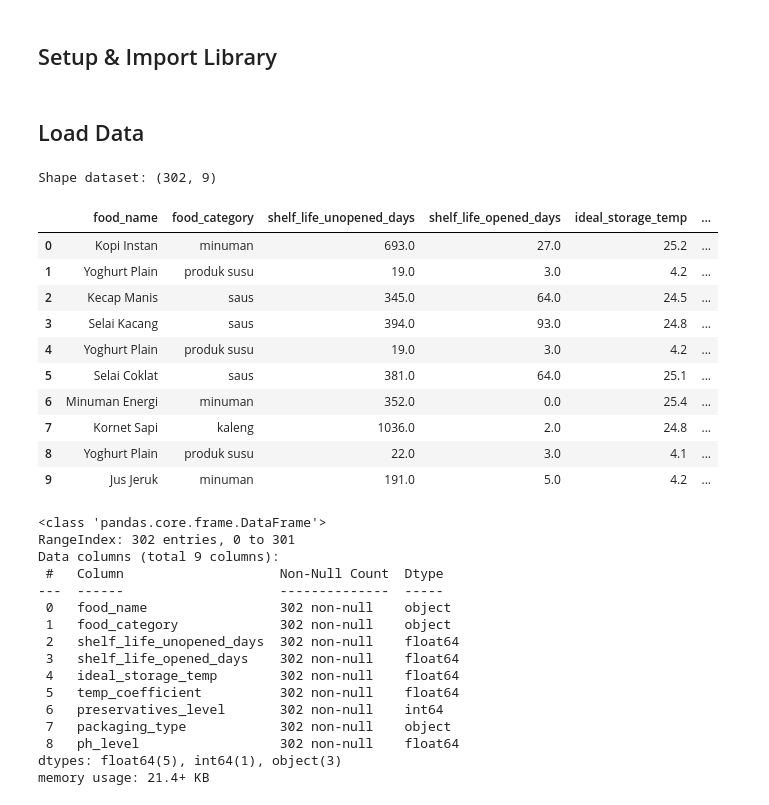
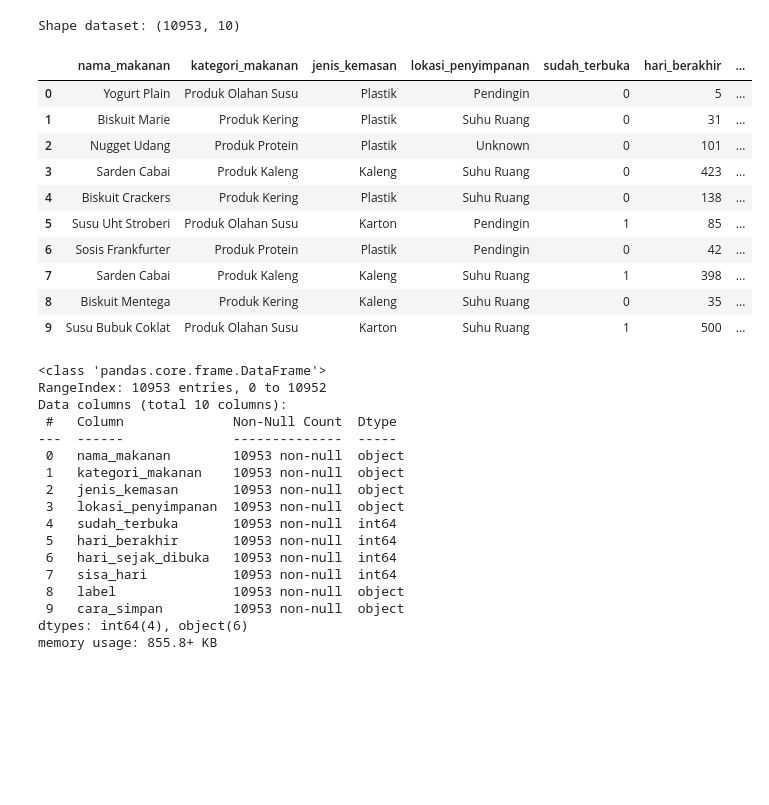
Before and after one commit to wastefy/wastefy-data-science, a Jupyter notebook: notebooks/eda/eda_dataset_makanan_kemasan.ipynb, the cells around one changed output. Saved outputs shown, nothing was run; the diff lists cells and outputs as text; code cells hidden in the pictures; blank space fills up the shorter version.

Commit message:
refactor: clean dataset files and update EDA notebooks

```diff
--- a/notebooks/eda/eda_dataset_makanan_kemasan.ipynb
+++ b/notebooks/eda/eda_dataset_makanan_kemasan.ipynb
@@ -16,5 +1,3 @@ Pertanyaan bisnis:
-# %% [markdown]
-## Setup & Import Library
 # %%
 import pandas as pd
 import numpy as np
@@ -44,38 +12,37 @@ COLOR_OK       = "#4CAF50"
-# %% [markdown]
-## Load Data
 # %%
-df_clean = pd.read_csv('../../dataset/clean/makanan_kemasan_clean_v1.csv')
+df_clean = pd.read_csv('../../dataset/clean/makanan_kemasan_clean.csv')
 print(f"Shape dataset: {df_clean.shape}")
 df_clean.head(10)
 # %% [output]
-Shape dataset: (302, 9)
+Shape dataset: (10953, 10)
-|  | food_name | food_category | shelf_life_unopened_days | shelf_life_opened_days | ideal_storage_temp | ... |
-| 0 | Kopi Instan | minuman | 693.0 | 27.0 | 25.2 | ... |
-| 1 | Yoghurt Plain | produk susu | 19.0 | 3.0 | 4.2 | ... |
-| 2 | Kecap Manis | saus | 345.0 | 64.0 | 24.5 | ... |
-| 3 | Selai Kacang | saus | 394.0 | 93.0 | 24.8 | ... |
-| 4 | Yoghurt Plain | produk susu | 19.0 | 3.0 | 4.2 | ... |
-| 5 | Selai Coklat | saus | 381.0 | 64.0 | 25.1 | ... |
-| 6 | Minuman Energi | minuman | 352.0 | 0.0 | 25.4 | ... |
-| 7 | Kornet Sapi | kaleng | 1036.0 | 2.0 | 24.8 | ... |
-| 8 | Yoghurt Plain | produk susu | 22.0 | 3.0 | 4.1 | ... |
-| 9 | Jus Jeruk | minuman | 191.0 | 5.0 | 4.2 | ... |
+|  | nama_makanan | kategori_makanan | jenis_kemasan | lokasi_penyimpanan | sudah_terbuka | hari_berakhir | ... |
+| 0 | Yogurt Plain | Produk Olahan Susu | Plastik | Pendingin | 0 | 5 | ... |
+| 1 | Biskuit Marie | Produk Kering | Plastik | Suhu Ruang | 0 | 31 | ... |
+| 2 | Nugget Udang | Produk Protein | Plastik | Unknown | 0 | 101 | ... |
+| 3 | Sarden Cabai | Produk Kaleng | Kaleng | Suhu Ruang | 0 | 423 | ... |
+| 4 | Biskuit Crackers | Produk Kering | Plastik | Suhu Ruang | 0 | 138 | ... |
+| 5 | Susu Uht Stroberi | Produk Olahan Susu | Karton | Pendingin | 1 | 85 | ... |
+| 6 | Sosis Frankfurter | Produk Protein | Plastik | Pendingin | 0 | 42 | ... |
+| 7 | Sarden Cabai | Produk Kaleng | Kaleng | Suhu Ruang | 1 | 398 | ... |
+| 8 | Biskuit Mentega | Produk Kering | Kaleng | Suhu Ruang | 0 | 35 | ... |
+| 9 | Susu Bubuk Coklat | Produk Olahan Susu | Karton | Suhu Ruang | 1 | 500 | ... |
 # %%
 df_clean.info()
 # %% [output]
 <class 'pandas.core.frame.DataFrame'>
-RangeIndex: 302 entries, 0 to 301
-Data columns (total 9 columns):
- #   Column                    Non-Null Count  Dtype
----  ------                    --------------  -----
- 0   food_name                 302 non-null    object
- 1   food_category             302 non-null    object
- 2   shelf_life_unopened_days  302 non-null    float64
- 3   shelf_life_opened_days    302 non-null    float64
- 4   ideal_storage_temp        302 non-null    float64
- 5   temp_coefficient          302 non-null    float64
- 6   preservatives_level       302 non-null    int64
- 7   packaging_type            302 non-null    object
- 8   ph_level                  302 non-null    float64
-dtypes: float64(5), int64(1), object(3)
-memory usage: 21.4+ KB
+RangeIndex: 10953 entries, 0 to 10952
+Data columns (total 10 columns):
+ #   Column              Non-Null Count  Dtype
+---  ------              --------------  -----
+ 0   nama_makanan        10953 non-null  object
+ 1   kategori_makanan    10953 non-null  object
+ 2   jenis_kemasan       10953 non-null  object
+ 3   lokasi_penyimpanan  10953 non-null  object
+ 4   sudah_terbuka       10953 non-null  int64
+ 5   hari_berakhir       10953 non-null  int64
+ 6   hari_sejak_dibuka   10953 non-null  int64
+ 7   sisa_hari           10953 non-null  int64
+ 8   label               10953 non-null  object
+ 9   cara_simpan         10953 non-null  object
+dtypes: int64(4), object(6)
+memory usage: 855.8+ KB
```
Also changed, not shown: parts of 74 cells of this notebook, 10 other files.
